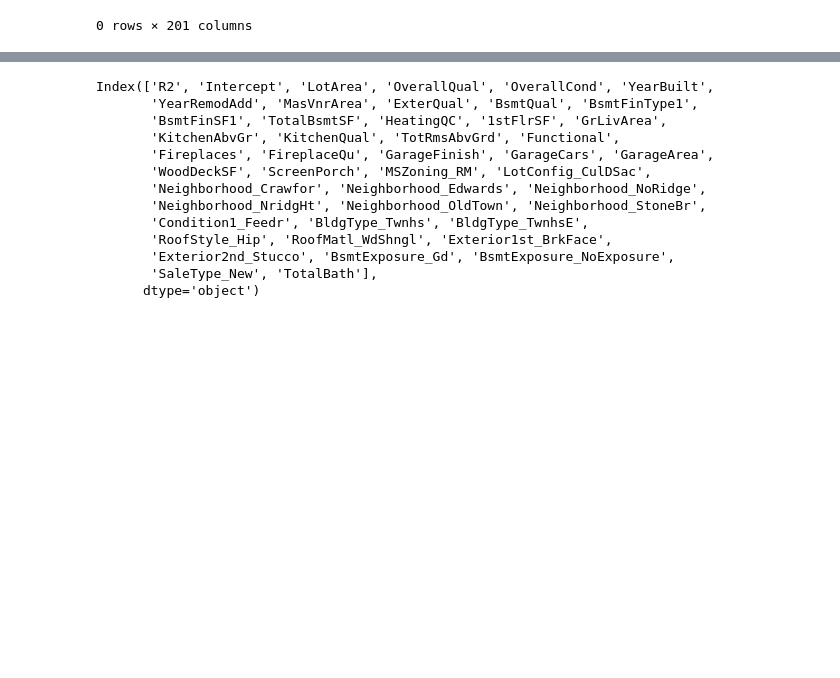
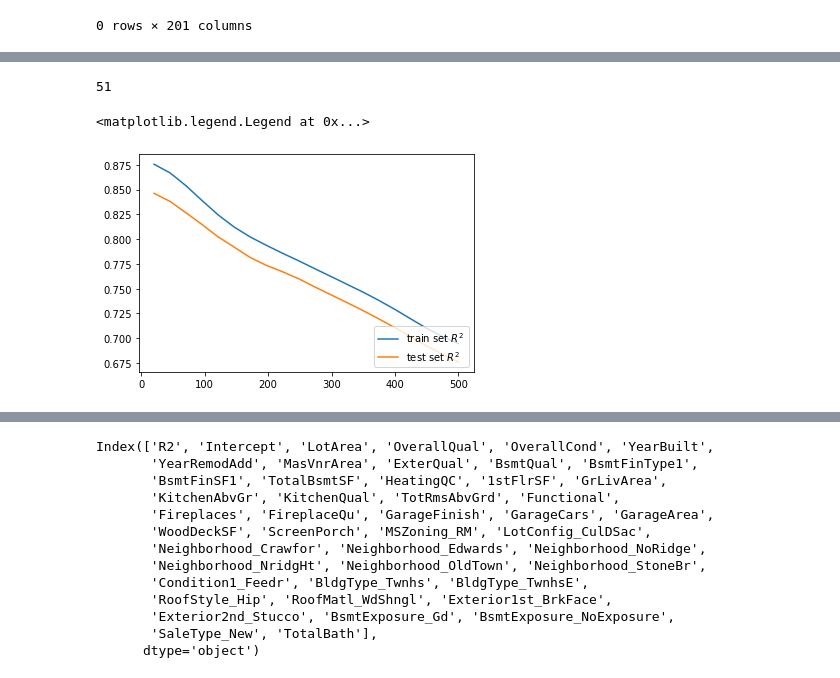
Before and after one commit to LiyiKuo/AmesHousingPricePrediction, a Jupyter notebook: Penalized_ZW.ipynb, the cells around one changed output, grey strips where cells are left out. Cells and saved outputs as stored; diff of their text form; code cells hidden in the pictures; blank space fills up the shorter version.

```diff
--- a/Penalized_ZW.ipynb
+++ b/Penalized_ZW.ipynb
@@ -29,0 +130,7 @@ trainY=train1['SalePrice']
+# %%
+#dataframe for a test of 20 alphas
+df_lasso_coef=pd.DataFrame(lasso_coefs,index=alphaRange2,columns=trainX_alpha21.columns)
+df_lasso_intercept=pd.DataFrame(lasso_intercepts,index=alphaRange2,columns=['Intercept'])
+df_lasso_R2= pd.DataFrame(lasso_R2,index=alphaRange2, columns=['R2'])
+df_lasso_v10 = pd.concat([df_lasso_R2,df_lasso_intercept,df_lasso_coef], axis=1)
+df_lasso_v10
@@ -29,0 +156,8 @@ trainY=train1['SalePrice']
+# %%
+alpha = np.linspace(20,500,20)
+regressor = LassoCV(alphas=list(alpha),max_iter=10000,cv=10, normalize=True, random_state=0)
+regressor.fit(trainX_alpha21, trainY)
+lasso_mse = np.mean(regressor.mse_path_, axis=0)
+print("Alphas: %s" % alpha)
+print("Lasso RMSE on Training set :", lasso_mse)
+print("Best Alpha using built-in LassoCV: %f" % regressor.alpha_)
@@ -29,0 +173,27 @@ trainY=train1['SalePrice']
+# %%
+# select features based on LassoCV best alpha of 21.05
+a=df_lasso_v10.iloc[1:2,2:]!=0
+new_alpha20=list(a[a.columns[(a != 0).any()]].columns)
+trainX_alpha20=trainX[new_alpha20]
+len(new_alpha20)
+## 55 features remaining
+# %% [output]
+51
+# %%
+#train/test check for 33 features
+X_train, X_test, Y_train, Y_test = train_test_split(trainX_alpha20, trainY, test_size=0.3, random_state=10)
+lasso_R2_train  = []
+lasso_R2_test = []
+alphaRange2 = np.linspace(20,500,20)
+for alpha in alphaRange2:
+    lasso.set_params(alpha=alpha,normalize=True)
+    lasso.fit(X_train,Y_train)
+    lasso_R2_train.append(lasso.score(X_train,Y_train))
+    lasso_R2_test.append(lasso.score(X_test,Y_test))
+
+plt.plot(alphaRange2, lasso_R2_train, label=r'train set $R^2$')
+plt.plot(alphaRange2, lasso_R2_test, label=r'test set $R^2$')
+plt.legend(loc=4)
+# %% [output]
+<matplotlib.legend.Legend at 0x...>
+[figure, added]
```
Also changed, not shown: parts of 39 cells of this notebook.
